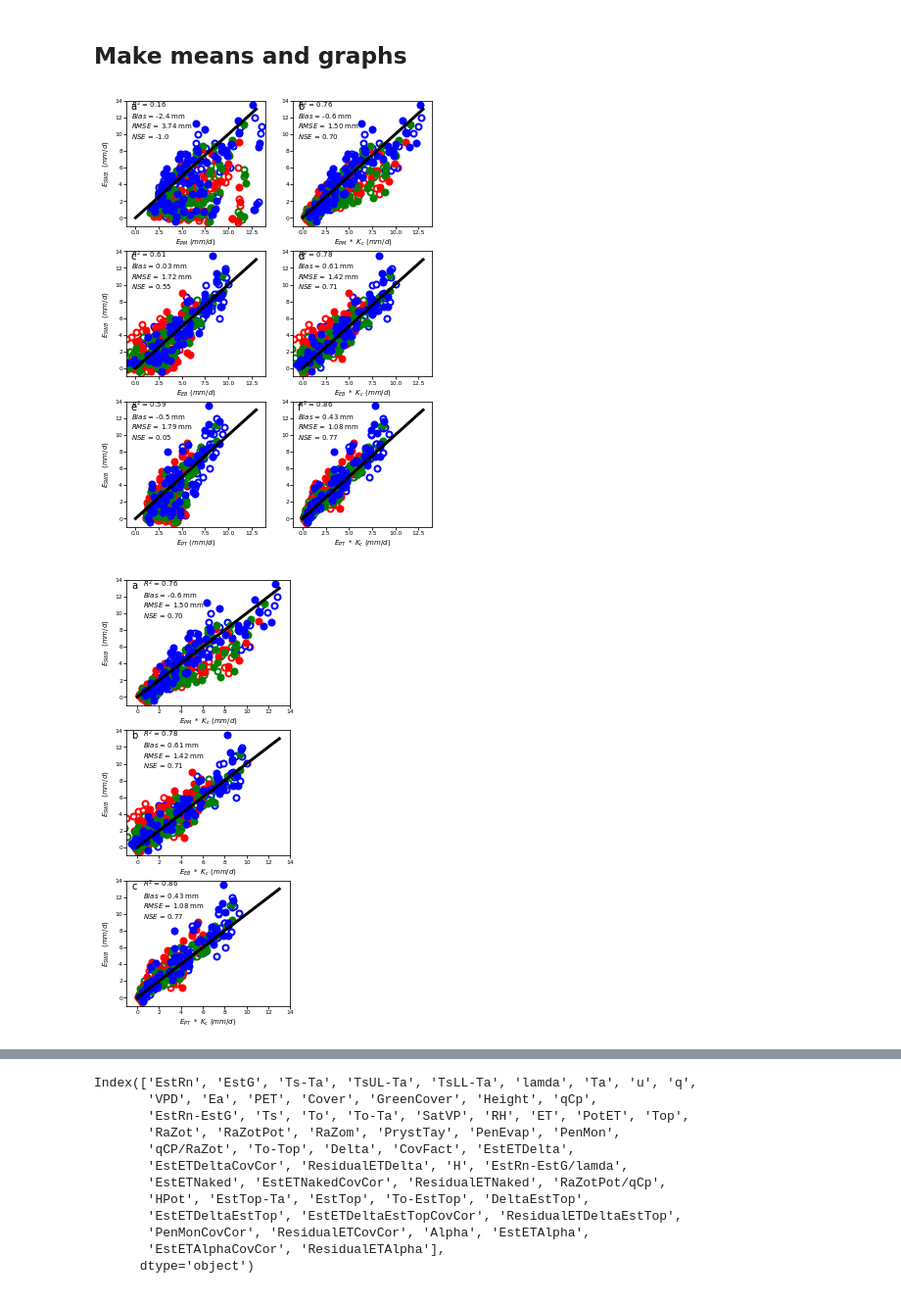
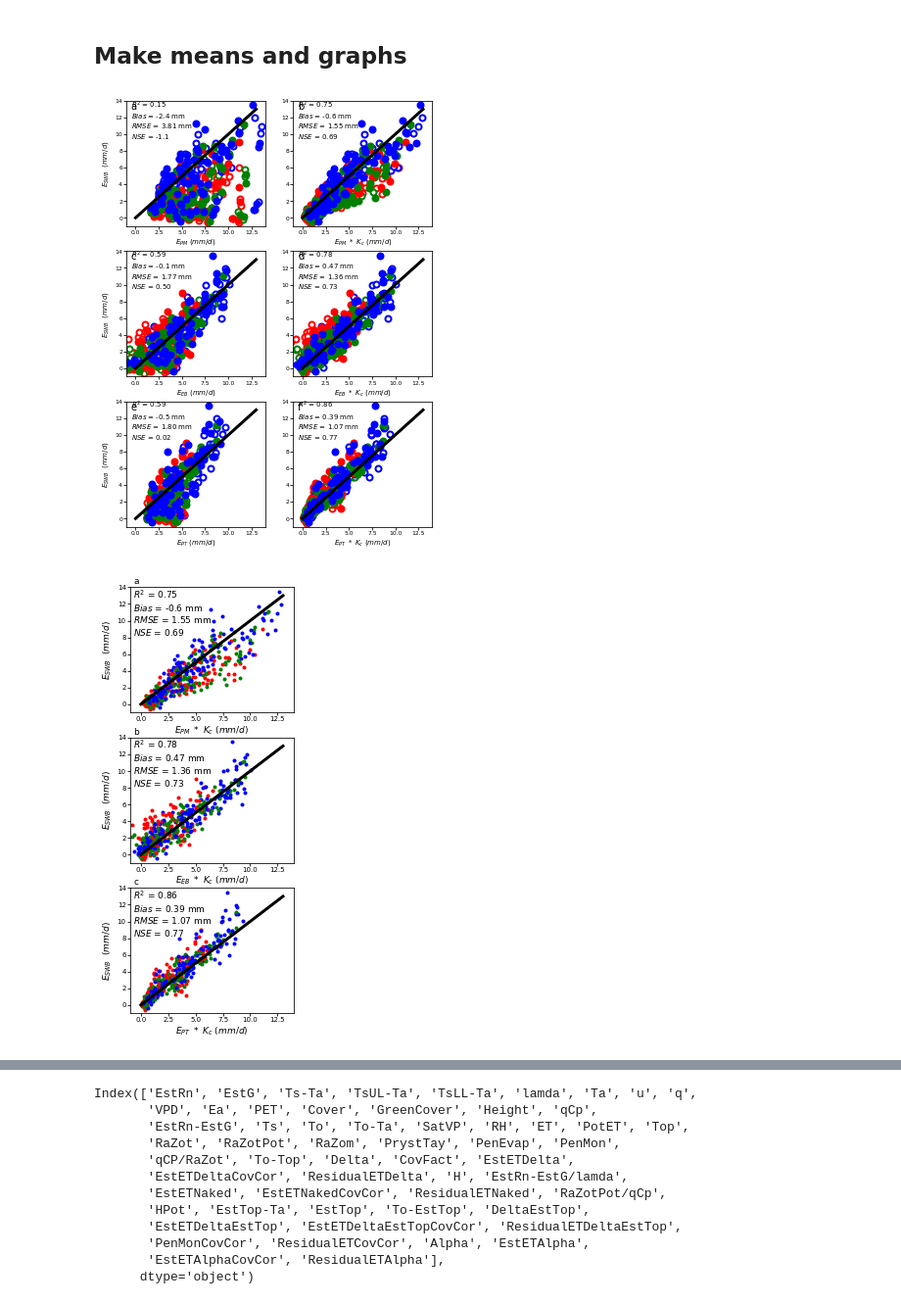
Before and after one commit to HamishBrownPFR/CropWaterAnalysis, a Jupyter notebook: Barley/WaterUseEstimationsCompareTidyup.ipynb, the cells around one changed output, grey strips where cells are left out. Shown at 98% size. Cells and saved outputs as stored; diff of their text form; code cells hidden in the pictures.

```diff
--- a/Barley/WaterUseEstimationsCompareTidyup.ipynb
+++ b/Barley/WaterUseEstimationsCompareTidyup.ipynb
@@ -71,9 +71,11 @@ Omaka High   -   blue  0.15   o  white
 # %% [markdown]
 ## Bring in the Energy Balance Data
 # %%
-EstRn = pd.read_pickle('.\DataFrames\EstNetRadiation.pkl')
+ECT = '2014-11-08 00:00:00'
+LCT = '2015-02-11 00:00:00'
+EstRn = pd.read_pickle('.\DataFrames\EstNetRadiation.pkl').loc[pd.IndexSlice[:,:,:,ECT:]]
 EstG= pd.read_pickle('.\DataFrames\SoilHeatFluxDayEst.pkl')
-HourlyWateruse = pd.read_pickle('.\DataFrames\HourlyWUmm.pkl')
+HourlyWateruse = pd.read_pickle('.\DataFrames\HourlyWUmm.pkl').loc[ECT:,:]
 HourlyWateruse.sort_index(axis=1,inplace=True)
 TnRData = pd.read_pickle('.\DataFrames\TempAndMet.pkl')
 TnRData.sort_index(axis=1,inplace=True)
@@ -83,8 +85,7 @@ DayTimePET.index = DayTimePET.index.normalize()
 TsULTa = pd.read_pickle('.\DataFrames\TsTaULDF.pkl')
 TsLLTa = pd.read_pickle('.\DataFrames\TsTaLLDF.pkl')
 Ra = pd.read_pickle('.\DataFrames\RaDF.pkl')
-ECT = '2014-11-08 00:00:00'
-LCT = '2015-02-11 00:00:00'
+
 
 Albedo = 0.23
 Lattitude = -43.38
@@ -137,7 +138,6 @@ ET = HourlyWateruse.loc[DaylightIndex].resample('d').sum()
 ET = ET.loc[~ET.index.isin(ExclusionDates)]
 ET = ET*-1
 ET.index.name = 'Date'
-ET.columns = ET.columns.swaplevel('Irrigation','Cultivar')
 
 #Exclude non measurement and irrigation dates from Rn and G data frames
 EstRn = EstRn.loc[~EstRn.index.isin(ExclusionDates, level=3)]
@@ -362,7 +362,8 @@ EstEnergyBalance.loc[:,'ResidualETCovCor'] = EstEnergyBalance.loc[:,'ET'] - EstE
 # %%
 #EstEnergyBalance.loc[:,'Alpha'] = [1/(EstEnergyBalance.loc[x,'To-Ta']*0.1832+0.6852) for x in IntIndex]
 #EstEnergyBalance.loc[:,'Alpha'] = [np.exp(0.34)*np.exp(EstEnergyBalance.loc[x,'To-Ta']*-.14) for x in IntIndex]
-EstEnergyBalance.loc[:,'Alpha'] = [np.exp(0.2663)*np.exp(EstEnergyBalance.loc[x,'To-Ta']*-.127) for x in IntIndex]
+#EstEnergyBalance.loc[:,'Alpha'] = [np.exp(0.2663)*np.exp(EstEnergyBalance.loc[x,'To-Ta']*-.127) for x in IntIndex]
+EstEnergyBalance.loc[:,'Alpha'] = [1.3*np.exp(EstEnergyBalance.loc[x,'To-Ta']*-.13) for x in IntIndex]
 EstEnergyBalance.loc[:,'EstETAlpha'] = [et.Priestly_TaylorEO(EstEnergyBalance.loc[x,'EstRn-EstG'],EstEnergyBalance.loc[x,'Ta'],EstEnergyBalance.loc[x,'Alpha'],'net') for x in IntIndex]
 GCov = [0,0.5,1]
 CovR = [-.7,0,0]
@@ -434,7 +435,7 @@ for Est in Estimators:
         row += 1
 Comparison.savefig('Fig_7.jpg',dpi=1000)
 # %% [output]
-[figure, old version]
+[figure, new version]
 # %%
 Irrigs = ['Low','Mid','High']
 EstEBreorder = EstEnergyBalance.copy()
@@ -458,44 +459,45 @@ for Est in Estimators:
         for irr in Irrigs:
             Y = EBMeans.loc[(cul,irr),'ET']#.loc['2014-11-16':'2015-01-15']
             X = EBMeans.loc[(cul,irr),Est]#.loc['2014-11-16':'2015-01-15']
-            plt.plot(X,Y,'o',mec = Colors[irrpos],mfc=Markerfills[culpos],mew=2)
+            plt.plot(X,Y,'o',mec = Colors[irrpos],mfc=Markerfills[culpos],mew=2,ms=2)
             irrpos+=1
             culpos+=1
     #Make a binary filter to exclude High and Low treatments
     ValidationFilter = (EBMeans.index.isin(Irrigs,level=1))#&(EBMeans.index.get_level_values(2)<'2015-01-15')
     X = EBMeans.loc[ValidationFilter,Est]
     Y = EBMeans.loc[ValidationFilter,'ET']
     RegStats = MUte.MathUtilities.CalcRegressionStats('ET',Y,X)
     Xs = []
     Xs.append(X.min())
     Xs.append(X.max())
     Ys = []
     Ys.append(RegStats.Intercept + Xs[0]*RegStats.Slope)
     Ys.append(RegStats.Intercept + Xs[1]*RegStats.Slope)
     #plt.plot(Xs,Ys,'-', linewidth = 3, color='brown')
     plt.plot([0,13],[0,13],'-', linewidth = 3, color='k')
-    fitR2 = r'$R^2$ = ' + str(RegStats.R2)[:4]\
+    fitR2 = alphabet[pan]\
+        + '\n$R^2$ = ' + str(RegStats.R2)[:4]\
         + '\n$Bias$ = ' + str(RegStats.ME)[:4] + ' mm' \
         + '\n$RMSE$ = ' + str(RegStats.RMSE)[:4] + ' mm'\
         + '\n$NSE$ = ' + str(RegStats.NSE)[:4] +''
-    plt.text(0.5,9.5,fitR2,fontsize=7)
-    plt.xlabel( Label[pan] +'\ (mm/d)$',fontsize=7)
-    plt.tick_params(labelsize=6)
-    plt.text(-0.5,13,alphabet[pan],fontsize=10)
+    plt.text(-0.7,8.2,fitR2,fontsize=9)
+    plt.xlabel( Label[pan] +'\ (mm/d)$',fontsize=9)
+    #plt.text(-0.5,13,alphabet[pan],fontsize=9)
     plt.xlim(-1,14)
     plt.ylim(-1,14)
-    plt.tick_params(axis='x', which='both', bottom=True,top=False, labelbottom=True,labelsize=6,length = 3, direction = 'out', pad = 1)
-    plt.tick_params(axis='y', which='both', left=True,right=False, labelright=False,labelsize=6, length = 3, direction = 'out', pad = 1)
+    plt.tick_params(axis='x', which='both', bottom=True,top=False, labelbottom=True,labelsize=7,length = 3, direction = 'out', pad = 1)
+    plt.tick_params(axis='y', which='both', left=True,right=False, labelright=False,labelsize=7, length = 3, direction = 'out', pad = 1)
     axs[row].xaxis.labelpad = 2
-    plt.ylabel('$E_{SWB}$ $\ (mm/d)$',fontsize=7)
+    plt.ylabel('$E_{SWB}$ $\ (mm/d)$',fontsize=9)
     pan += 1
 #    col += 1
 #    if col == 2:
 #        col = 0
     row += 1
-Comparison.savefig('Fig_7.jpg',dpi=1000)
+Comparison.savefig('Fig_9.jpg',dpi=1000)
+Comparison.savefig('Fig_9.eps',dpi=1000)
 # %% [output]
-[figure, old version]
+[figure, new version]
 # %%
 Irrigs = ['Low','Mid','High']
 EstEBreorder = EstEnergyBalance.copy()
```
Also changed, not shown: parts of 8 cells of this notebook.
